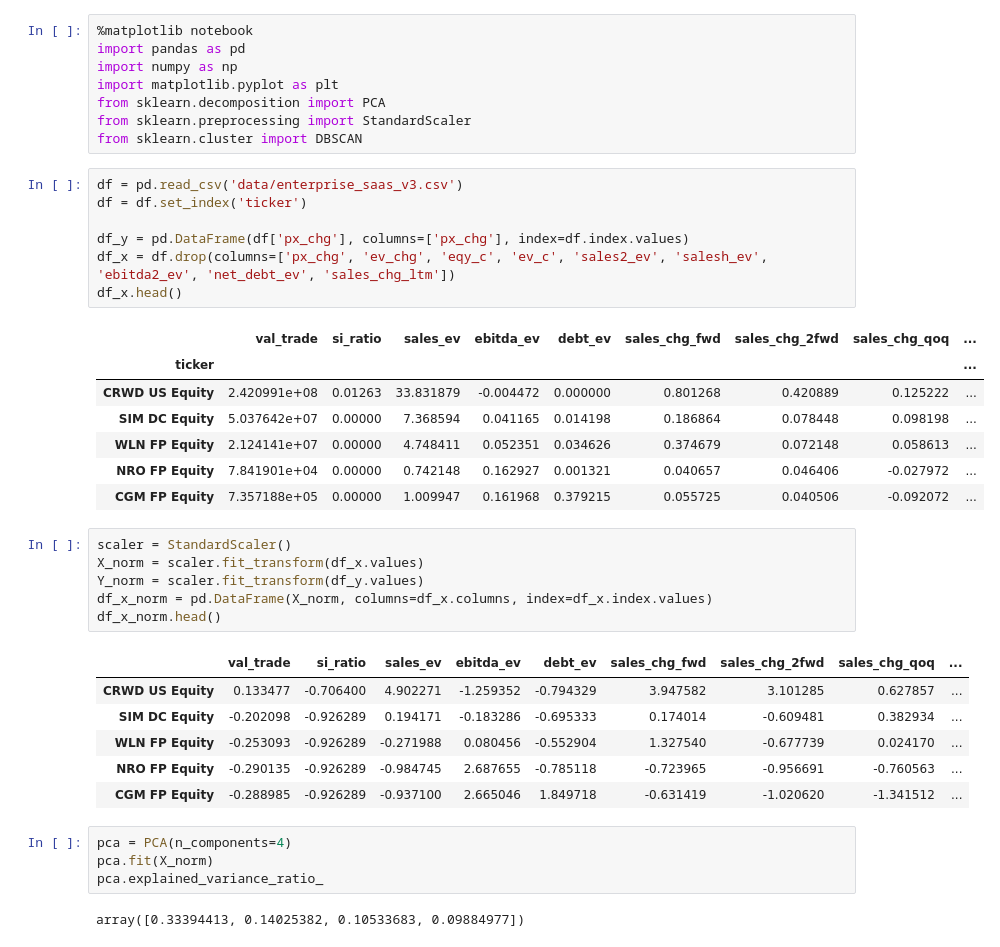
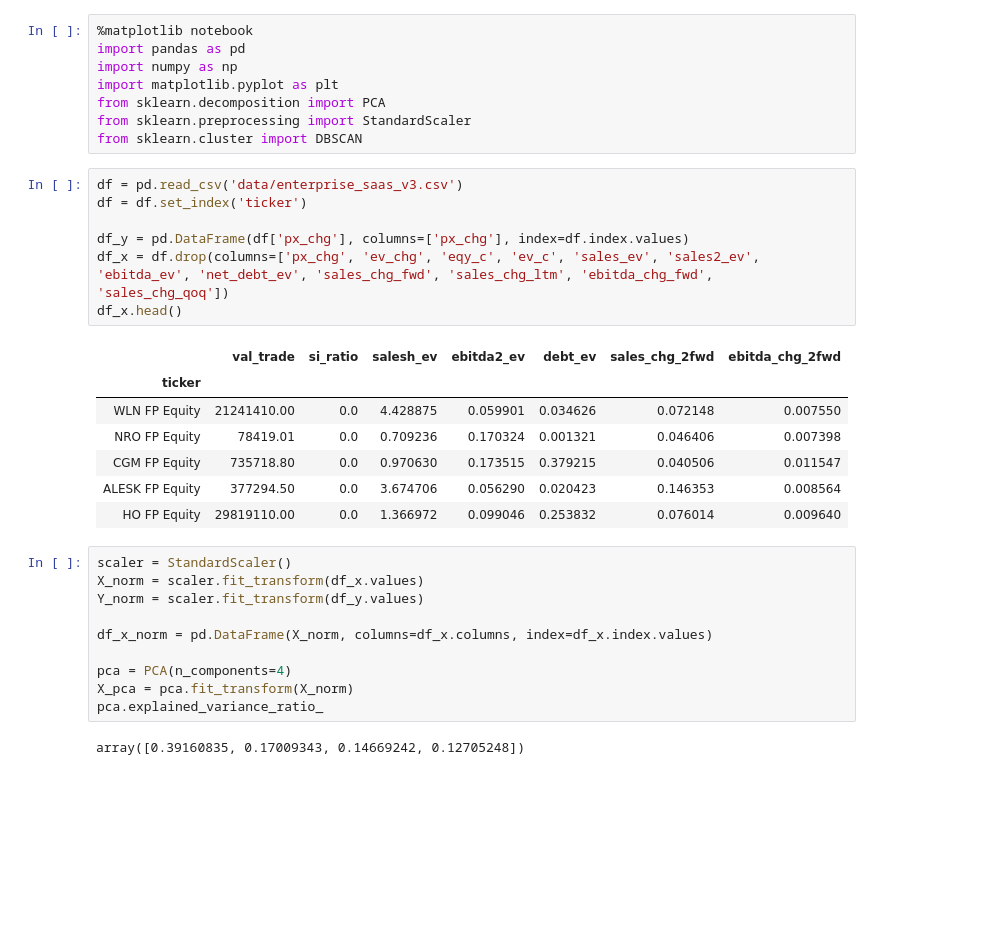
Before and after one commit to gravaman/clusteroo, a Jupyter notebook: dbscan_notes.ipynb, the cells around one changed output. Drawn from its saved outputs; the diff is of its cells as text; blank space fills up the shorter version.

```diff
--- a/dbscan_notes.ipynb
+++ b/dbscan_notes.ipynb
@@ -9,37 +9,30 @@ from sklearn.cluster import DBSCAN
 # %%
 df = pd.read_csv('data/enterprise_saas_v3.csv')
 df = df.set_index('ticker')
 
 df_y = pd.DataFrame(df['px_chg'], columns=['px_chg'], index=df.index.values)
-df_x = df.drop(columns=['px_chg', 'ev_chg', 'eqy_c', 'ev_c', 'sales2_ev', 'salesh_ev', 'ebitda2_ev', 'net_debt_ev', 'sales_chg_ltm'])
+df_x = df.drop(columns=['px_chg', 'ev_chg', 'eqy_c', 'ev_c', 'sales_ev', 'sales2_ev', 'ebitda_ev', 'net_debt_ev', 'sales_chg_fwd', 'sales_chg_ltm', 'ebitda_chg_fwd', 'sales_chg_qoq'])
 df_x.head()
 # %% [output]
-|  | val_trade | si_ratio | sales_ev | ebitda_ev | debt_ev | sales_chg_fwd | sales_chg_2fwd | sales_chg_qoq | ... |
-| ticker |  |  |  |  |  |  |  |  | ... |
-| CRWD US Equity | 2.420991e+08 | 0.01263 | 33.831879 | -0.004472 | 0.000000 | 0.801268 | 0.420889 | 0.125222 | ... |
-| SIM DC Equity | 5.037642e+07 | 0.00000 | 7.368594 | 0.041165 | 0.014198 | 0.186864 | 0.078448 | 0.098198 | ... |
-| WLN FP Equity | 2.124141e+07 | 0.00000 | 4.748411 | 0.052351 | 0.034626 | 0.374679 | 0.072148 | 0.058613 | ... |
-| NRO FP Equity | 7.841901e+04 | 0.00000 | 0.742148 | 0.162927 | 0.001321 | 0.040657 | 0.046406 | -0.027972 | ... |
-| CGM FP Equity | 7.357188e+05 | 0.00000 | 1.009947 | 0.161968 | 0.379215 | 0.055725 | 0.040506 | -0.092072 | ... |
+|  | val_trade | si_ratio | salesh_ev | ebitda2_ev | debt_ev | sales_chg_2fwd | ebitda_chg_2fwd |
+| ticker |  |  |  |  |  |  |  |
+| WLN FP Equity | 21241410.00 | 0.0 | 4.428875 | 0.059901 | 0.034626 | 0.072148 | 0.007550 |
+| NRO FP Equity | 78419.01 | 0.0 | 0.709236 | 0.170324 | 0.001321 | 0.046406 | 0.007398 |
+| CGM FP Equity | 735718.80 | 0.0 | 0.970630 | 0.173515 | 0.379215 | 0.040506 | 0.011547 |
+| ALESK FP Equity | 377294.50 | 0.0 | 3.674706 | 0.056290 | 0.020423 | 0.146353 | 0.008564 |
+| HO FP Equity | 29819110.00 | 0.0 | 1.366972 | 0.099046 | 0.253832 | 0.076014 | 0.009640 |
 # %%
 scaler = StandardScaler()
 X_norm = scaler.fit_transform(df_x.values)
 Y_norm = scaler.fit_transform(df_y.values)
+
 df_x_norm = pd.DataFrame(X_norm, columns=df_x.columns, index=df_x.index.values)
-df_x_norm.head()
+
+pca = PCA(n_components=4)
+X_pca = pca.fit_transform(X_norm)
+pca.explained_variance_ratio_
 # %% [output]
-|  | val_trade | si_ratio | sales_ev | ebitda_ev | debt_ev | sales_chg_fwd | sales_chg_2fwd | sales_chg_qoq | ... |
-| CRWD US Equity | 0.133477 | -0.706400 | 4.902271 | -1.259352 | -0.794329 | 3.947582 | 3.101285 | 0.627857 | ... |
-| SIM DC Equity | -0.202098 | -0.926289 | 0.194171 | -0.183286 | -0.695333 | 0.174014 | -0.609481 | 0.382934 | ... |
-| WLN FP Equity | -0.253093 | -0.926289 | -0.271988 | 0.080456 | -0.552904 | 1.327540 | -0.677739 | 0.024170 | ... |
-| NRO FP Equity | -0.290135 | -0.926289 | -0.984745 | 2.687655 | -0.785118 | -0.723965 | -0.956691 | -0.760563 | ... |
-| CGM FP Equity | -0.288985 | -0.926289 | -0.937100 | 2.665046 | 1.849718 | -0.631419 | -1.020620 | -1.341512 | ... |
+array([0.39160835, 0.17009343, 0.14669242, 0.12705248])
-# %%
-pca = PCA(n_components=4)
-pca.fit(X_norm)
-pca.explained_variance_ratio_
-# %% [output]
-array([0.33394413, 0.14025382, 0.10533683, 0.09884977])
 # %%
 df_comps = pd.DataFrame(pca.components_, columns=df_x.columns)
 df_comps
```
Also changed, not shown: parts of 6 cells of this notebook, 1 other file.
